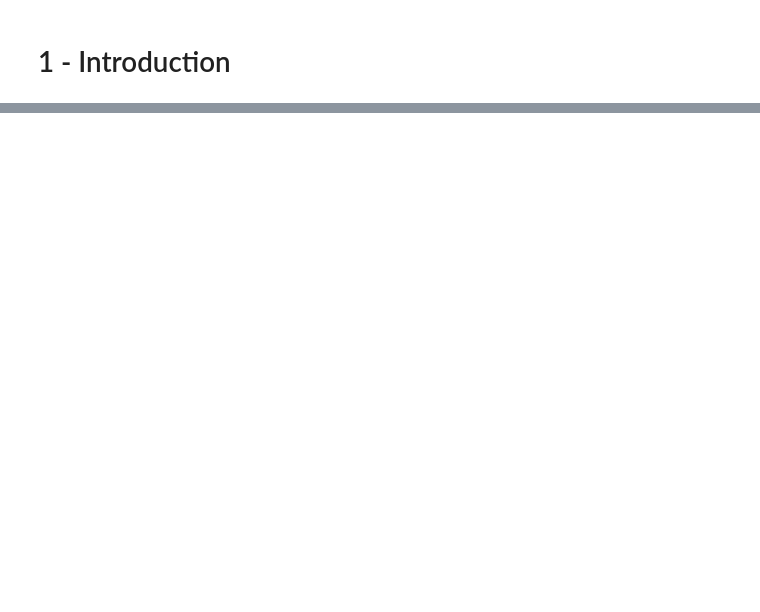
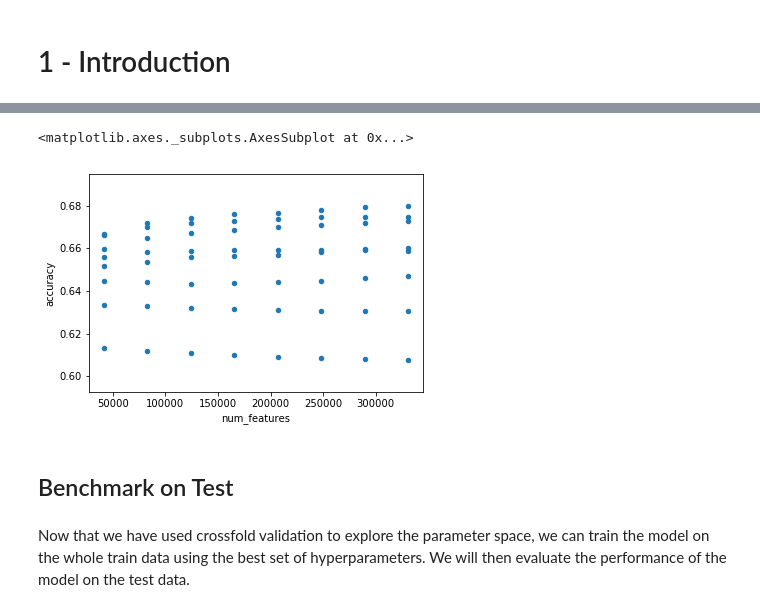
Before and after one commit to rossbm/udacity-ml-capstone, a Jupyter notebook: notebooks/2 - Create DTM and Linear Model.ipynb, the cells around one changed output, grey strips where cells are left out. Saved outputs shown, nothing was run; the diff lists cells and outputs as text; code cells hidden in the pictures; blank space fills up the shorter version.

```diff
--- a/notebooks/2 - Create DTM and Linear Model.ipynb
+++ b/notebooks/2 - Create DTM and Linear Model.ipynb
@@ -144,0 +216,9 @@ log(470000,2)
+# %%
+results.plot(x = 'num_features', y = 'accuracy', kind = 'scatter')
+# %% [output]
+<matplotlib.axes._subplots.AxesSubplot at 0x...>
+[figure, added]
+# %% [markdown]
+## Benchmark on Test
+# %% [markdown]
+Now that we have used crossfold validation to explore the parameter space, we can train the model on the whole train data using the best set of hyperparameters. We will then evaluate the performance of the model on the test data.
```
Also changed, not shown: parts of 61 cells of this notebook, 22 other files.
